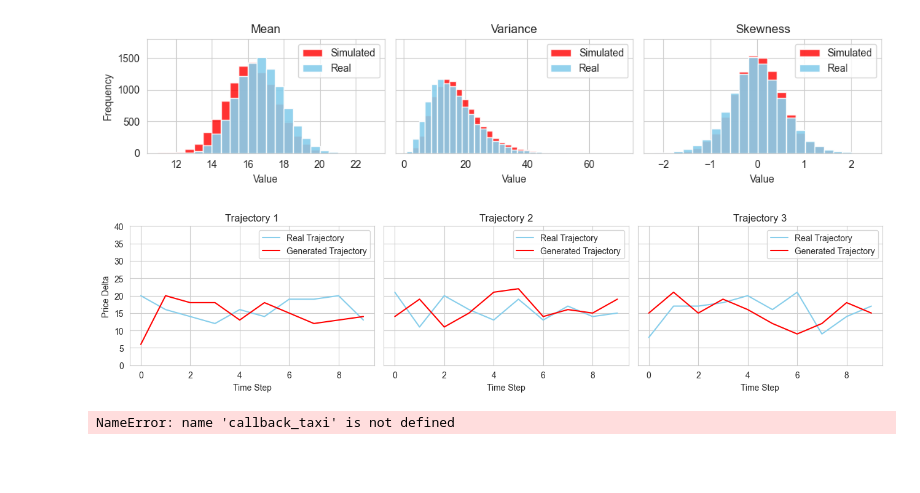
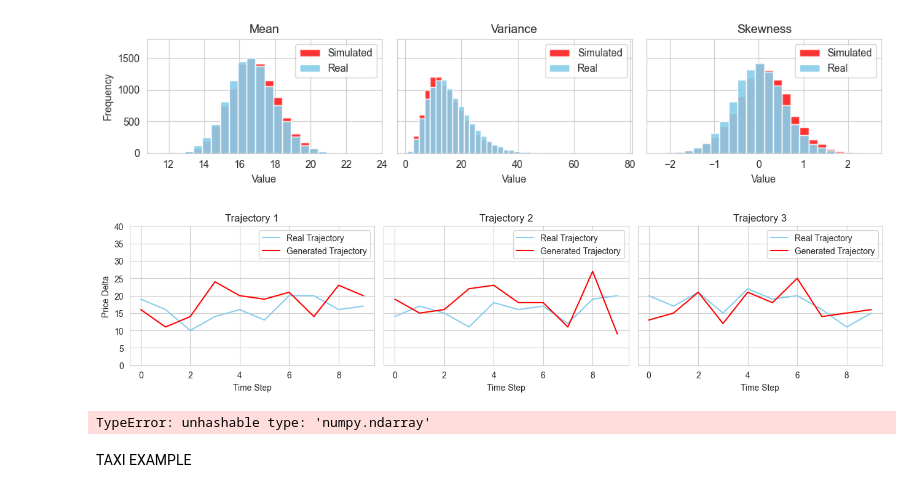
Before and after one commit to FrensiZ/adversial_learning, a Jupyter notebook: adversial_learning.ipynb, the cells around one changed output. Saved outputs shown, nothing was run; the diff lists cells and outputs as text; code cells hidden in the pictures; blank space fills up the shorter version.

```diff
--- a/adversial_learning.ipynb
+++ b/adversial_learning.ipynb
@@ -730,12 +715,10 @@ class CustomEnv(gym.Env):
 # %%
 discriminator = Discriminator(sequence_length=10, hidden_size=256)
-d_optimizer = optim.Adam(discriminator.parameters(), lr=1e-4, betas=(0.5, 0.999))
+d_optimizer = optim.Adam(discriminator.parameters(), lr=3e-4, betas=(0.5, 0.999))
 
-env_test = CustomEnv(train_data=train_data, val_data=val_data, token_size=token_size,
+env_test = CustomEnv(train_data=train_data, token_size=token_size,
                      discriminator=discriminator, d_optimizer=d_optimizer,
-
-                     d_batch_size=256
-
+                     d_train_auto=True, d_max_updates=50
                      )
 
 env_test = Monitor(env_test, filename=None)
@@ -747,7 +730,7 @@ model_test = PPO(
 
     n_steps=1000*10,
     batch_size=25*10,
-    n_epochs=4,
+    n_epochs=3,
 
     gamma=0.99,             # 0.99
     gae_lambda=0.95,
@@ -761,8 +744,8 @@ model_test = PPO(
     learning_rate=1e-4
 )
 
-callback_test = CustomCallback(verbose=0, display_rollout=False, epochs=40)
+callback_test = CustomCallback(verbose=0, display_rollout=False)
 # %%
-model_test.learn(750000, callback=callback_test)
+model_test.learn(1000000, callback=callback_test)
 env_test.close()
 # %% [output]
@@ -822,7 +785,26 @@ plt.plot(callback_test.d_post_acc)
 # %%
+sim_sequences = []
+
+for sequence in val_data:
+
+    _, _ = env_test.reset()
+    done = False
+    curr_seq_sim  = []
+
+    action = sequence[0]
+
+    while not done:
+        action, _ = model_test.predict(action, deterministic=False)
+        _, _, done, _, _ = env_test.step(action)
+        curr_seq_sim.append(action.item())
+    sim_sequences.append(curr_seq_sim)
+
+real_seq = np.array(val_data[:,1:])
+sim_seq = np.array(sim_sequences)
+
 # Statistics for real and simulated trajectories
-real_means, real_variances, real_std_devs, real_skew, real_kurtosis = calculate_statistics(callback_test.real_batch)
-sim_means, sim_variances, sim_std_devs, sim_skew, sim_kurtosis = calculate_statistics(callback_test.fake_batch)
+real_means, real_variances, real_std_devs, real_skew, real_kurtosis = calculate_statistics(real_seq)
+sim_means, sim_variances, sim_std_devs, sim_skew, sim_kurtosis = calculate_statistics(sim_seq)
 
 bin_start_mean = min(np.min(sim_means), np.min(real_means))
 bin_stop_mean = max(np.max(sim_means), np.max(real_means))
@@ -865,37 +847,43 @@ axs[2].hist(real_skew, bins=bin_edges_skew, alpha=0.9, label='Real', color='skyb
 axs[2].legend(loc='upper right')
 axs[2].set_title('Skewness')
 axs[2].set_xlabel('Value')
 axs[2].set_ylim(0,1800)
 axs[2].tick_params(labelleft=False)
 plt.subplots_adjust(wspace=0.05)  # Reduce space between plots
 plt.tight_layout()
 plt.show()
 
 # Create the subplots
 fig, axes = plt.subplots(1, 3, figsize=(13, 3.2))  # 1 row, 3 columns
 axes = axes.flatten()
 
 # Plot the real and simulated trajectories
 for i in range(3):
-    axes[i].plot(callback_test.real_batch[i+2], label='Real Trajectory', color='skyblue', linewidth=1.5)
-    axes[i].plot(callback_test.fake_batch[i+2], label='Generated Trajectory', color='red', linewidth=1.5)
+    axes[i].plot(real_seq[i+2], label='Real Trajectory', color='skyblue', linewidth=1.5)
+    axes[i].plot(sim_seq[i+2], label='Generated Trajectory', color='red', linewidth=1.5)
     axes[i].legend(loc='best')
     axes[i].set_title(f'Trajectory {i+1}')
     axes[i].set_ylim(0, 40)
     axes[i].set_xlabel('Time Step')
 
     if i == 0:  # Only set y-axis label on the first plot
         axes[i].set_ylabel('Price Delta')
     else:
         axes[i].tick_params(labelleft=False)  # Remove y-axis labels and ticks for the 2nd and 3rd plots
 
 # Adjust spacing between plots to bring them closer
 plt.subplots_adjust(wspace=0)  # Reduce space between plots
 plt.tight_layout()
 plt.show()
 # %% [output]
-[figure, old version]
+[figure, new version]
-[figure, old version]
+[figure, new version]
+# %%
+calculate_entropy(sequence=real_seq)
+# %% [output]
+TypeError: unhashable type: 'numpy.ndarray'
+# %% [markdown]
+TAXI EXAMPLE
 # %%
 # Create everything
 env_taxi = make_vec_env('Taxi-v3', n_envs=5)
@@ -926,11 +912,0 @@ env_taxi.close()
-# %%
-plot_losses(pg_loss=callback_taxi.pg_losses,
-            value_loss=callback_taxi.value_losses,
-            entropy_loss=callback_taxi.entropy_losses)
-
-plot_rewards(ep_rew=callback_taxi.rewards,
-             #ep_len=env_taxi.get_episode_lengths(),
-             #ep_time=env_taxi.get_episode_times())
-             )
-# %% [output]
-NameError: name 'callback_taxi' is not defined
```
Also changed, not shown: parts of 12 cells of this notebook, 1 other file.
